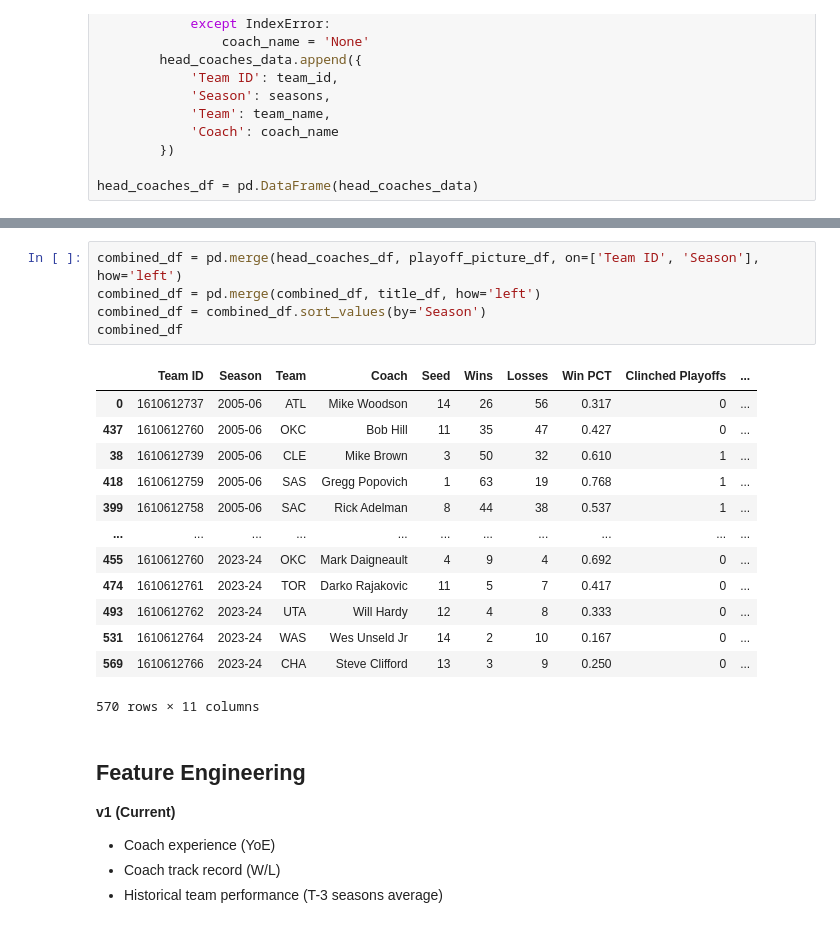
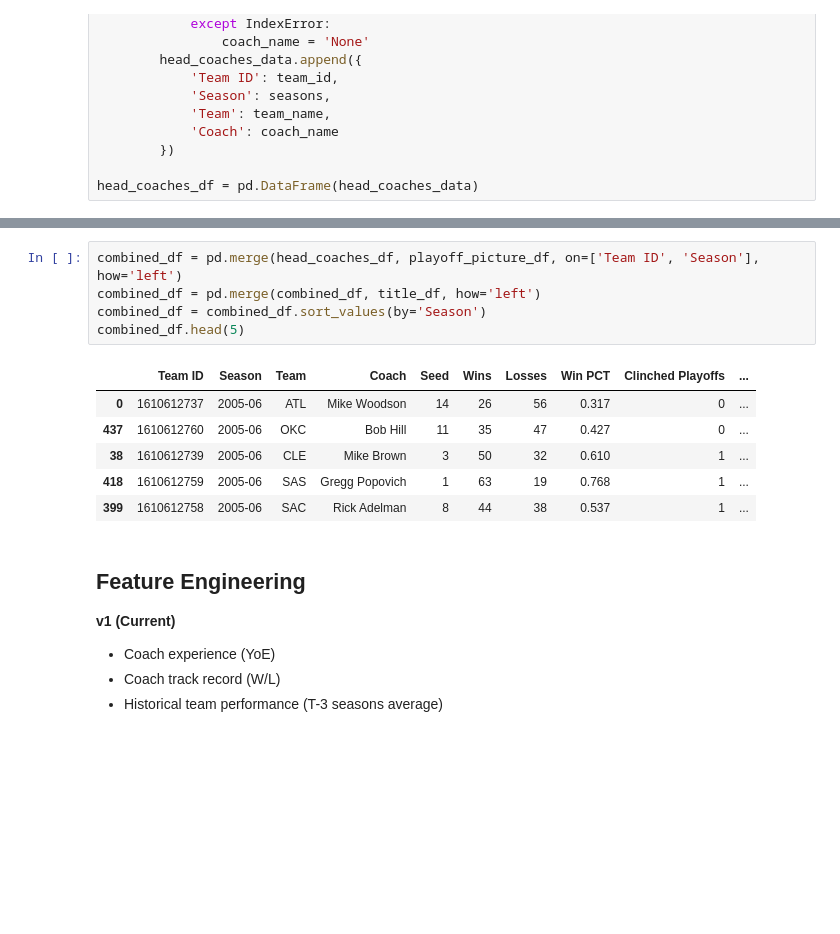
Before and after one commit to cgkelvin/sports-analytics, a Jupyter notebook: analysis.ipynb, the cells around one changed output, grey strips where cells are left out. Saved outputs shown, nothing was run; the diff lists cells and outputs as text; blank space fills up the shorter version.

```diff
--- a/analysis.ipynb
+++ b/analysis.ipynb
@@ -203,22 +195,15 @@ title_df
 # %%
 combined_df = pd.merge(head_coaches_df, playoff_picture_df, on=['Team ID', 'Season'], how='left')
 combined_df = pd.merge(combined_df, title_df, how='left')
 combined_df = combined_df.sort_values(by='Season')
-combined_df
+combined_df.head(5)
 # %% [output]
 |  | Team ID | Season | Team | Coach | Seed | Wins | Losses | Win PCT | Clinched Playoffs | ... |
 | 0 | 1610612737 | 2005-06 | ATL | Mike Woodson | 14 | 26 | 56 | 0.317 | 0 | ... |
 | 437 | 1610612760 | 2005-06 | OKC | Bob Hill | 11 | 35 | 47 | 0.427 | 0 | ... |
 | 38 | 1610612739 | 2005-06 | CLE | Mike Brown | 3 | 50 | 32 | 0.610 | 1 | ... |
 | 418 | 1610612759 | 2005-06 | SAS | Gregg Popovich | 1 | 63 | 19 | 0.768 | 1 | ... |
 | 399 | 1610612758 | 2005-06 | SAC | Rick Adelman | 8 | 44 | 38 | 0.537 | 1 | ... |
-| ... | ... | ... | ... | ... | ... | ... | ... | ... | ... | ... |
-| 455 | 1610612760 | 2023-24 | OKC | Mark Daigneault | 4 | 9 | 4 | 0.692 | 0 | ... |
-| 474 | 1610612761 | 2023-24 | TOR | Darko Rajakovic | 11 | 5 | 7 | 0.417 | 0 | ... |
-| 493 | 1610612762 | 2023-24 | UTA | Will Hardy | 12 | 4 | 8 | 0.333 | 0 | ... |
-| 531 | 1610612764 | 2023-24 | WAS | Wes Unseld Jr | 14 | 2 | 10 | 0.167 | 0 | ... |
-| 569 | 1610612766 | 2023-24 | CHA | Steve Clifford | 13 | 3 | 9 | 0.250 | 0 | ... |
-570 rows × 11 columns
 # %% [markdown]
 ## Feature Engineering
 
```
Also changed, not shown: parts of 11 cells of this notebook.
